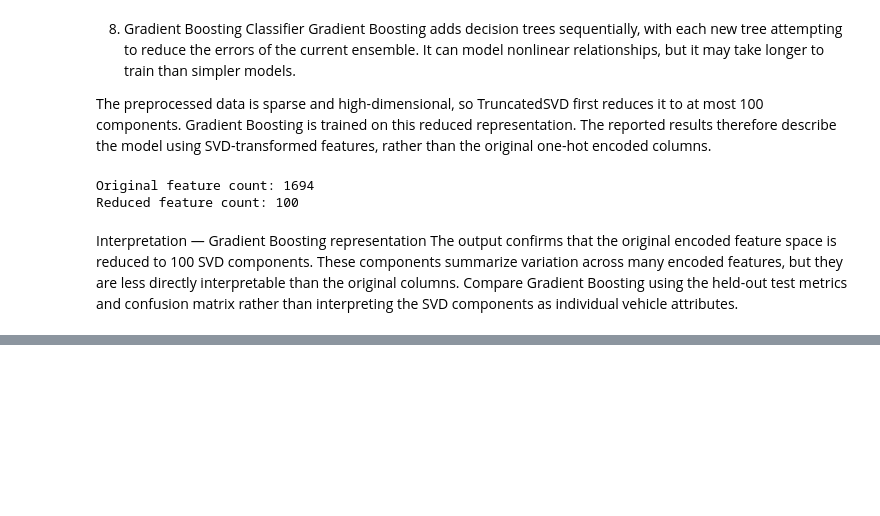
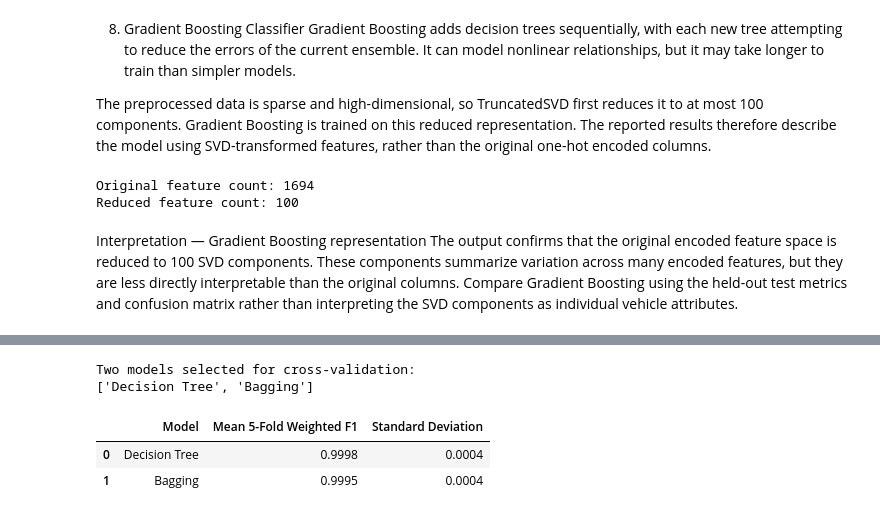
Before and after one commit to Roots26Hz/ChargeIQ, a Jupyter notebook: notebooks/classification.ipynb, the cells around one changed output, grey strips where cells are left out. Cells and saved outputs as stored; diff of their text form; code cells hidden in the pictures; blank space fills up the shorter version.

```diff
--- a/notebooks/classification.ipynb
+++ b/notebooks/classification.ipynb
@@ -2292,0 +2437,63 @@ display(
+# %%
+# Select the two best models using the final comparison table
+best_two_models = comparison_df.head(2)["Model"].tolist()
+
+print("Two models selected for cross-validation:")
+print(best_two_models)
+
+# Use the existing stratified tuning subset
+X_cv = X_rf_tune
+y_cv = y_rf_tune
+
+cv_models = {
+    "Logistic Regression": logistic_model,
+    "KNN": knn_final,
+    "Gaussian Naive Bayes": nb_model,
+    "Decision Tree": tree_final,
+    "SVM": svm_final,
+    "Random Forest": rf_final,
+    "AdaBoost": ada_final,
+    "Bagging": bagging_final,
+    "MLP": mlp_final
+}
+
+cv_results = []
+
+for model_name in best_two_models:
+
+    if model_name == "Gradient Boosting":
+        # Use the same SVD representation as Gradient Boosting
+        X_cv_model = svd.transform(X_cv)
+        model = gb_final
+    elif model_name == "Gaussian Naive Bayes":
+        # GaussianNB requires dense input
+        X_cv_model = X_cv.toarray()
+        model = cv_models[model_name]
+    else:
+        X_cv_model = X_cv
+        model = cv_models[model_name]
+
+    scores = cross_val_score(
+        model,
+        X_cv_model,
+        y_cv,
+        cv=5,
+        scoring="f1_weighted",
+        n_jobs=1
+    )
+
+    cv_results.append({
+        "Model": model_name,
+        "Mean 5-Fold Weighted F1": scores.mean(),
+        "Standard Deviation": scores.std()
+    })
+
+cv_results_df = pd.DataFrame(cv_results).round(4)
+
+display(cv_results_df)
+# %% [output]
+Two models selected for cross-validation:
+['Decision Tree', 'Bagging']
+|  | Model | Mean 5-Fold Weighted F1 | Standard Deviation |
+| 0 | Decision Tree | 0.9998 | 0.0004 |
+| 1 | Bagging | 0.9995 | 0.0004 |
```
Also changed, not shown: parts of 30 cells of this notebook.
